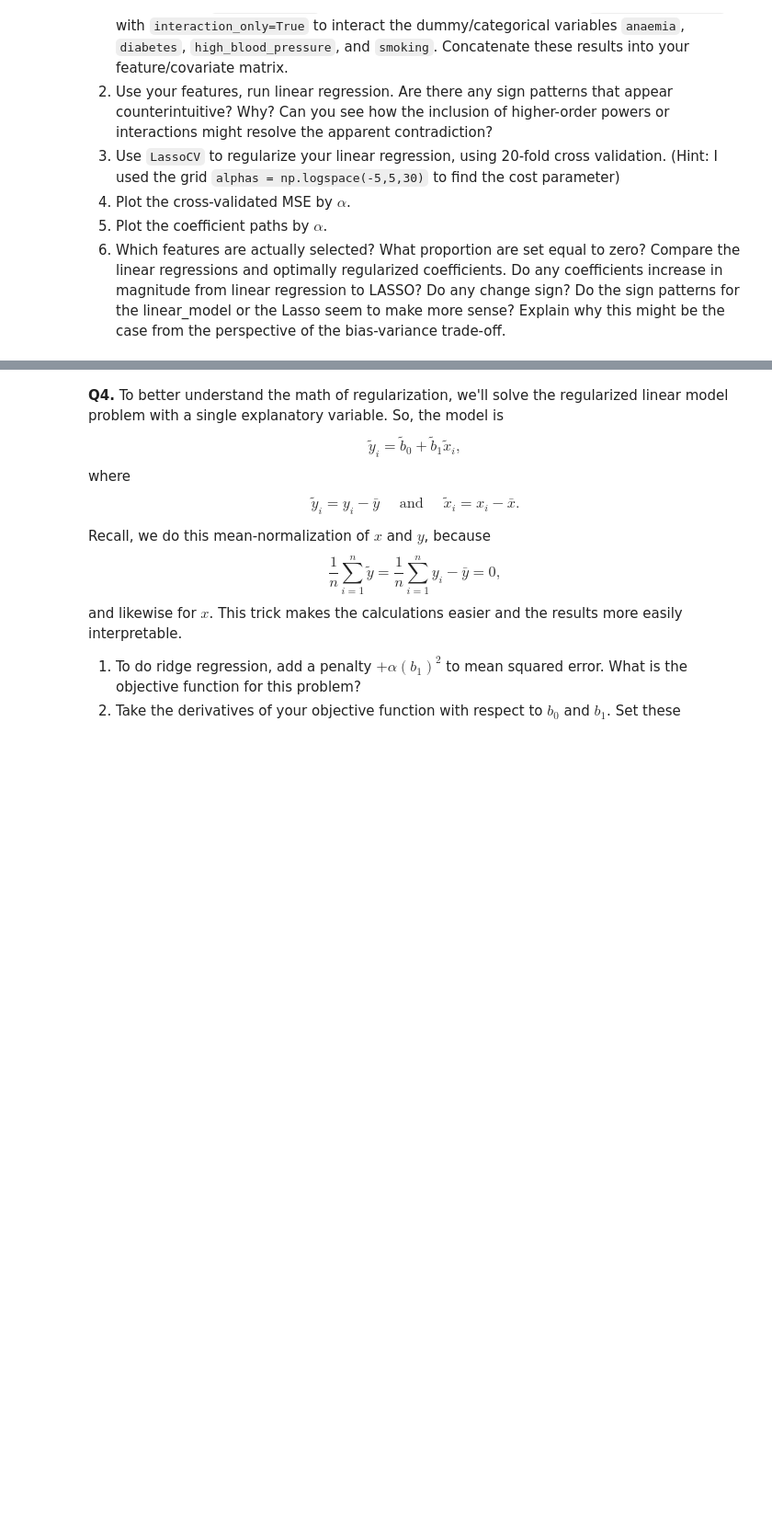
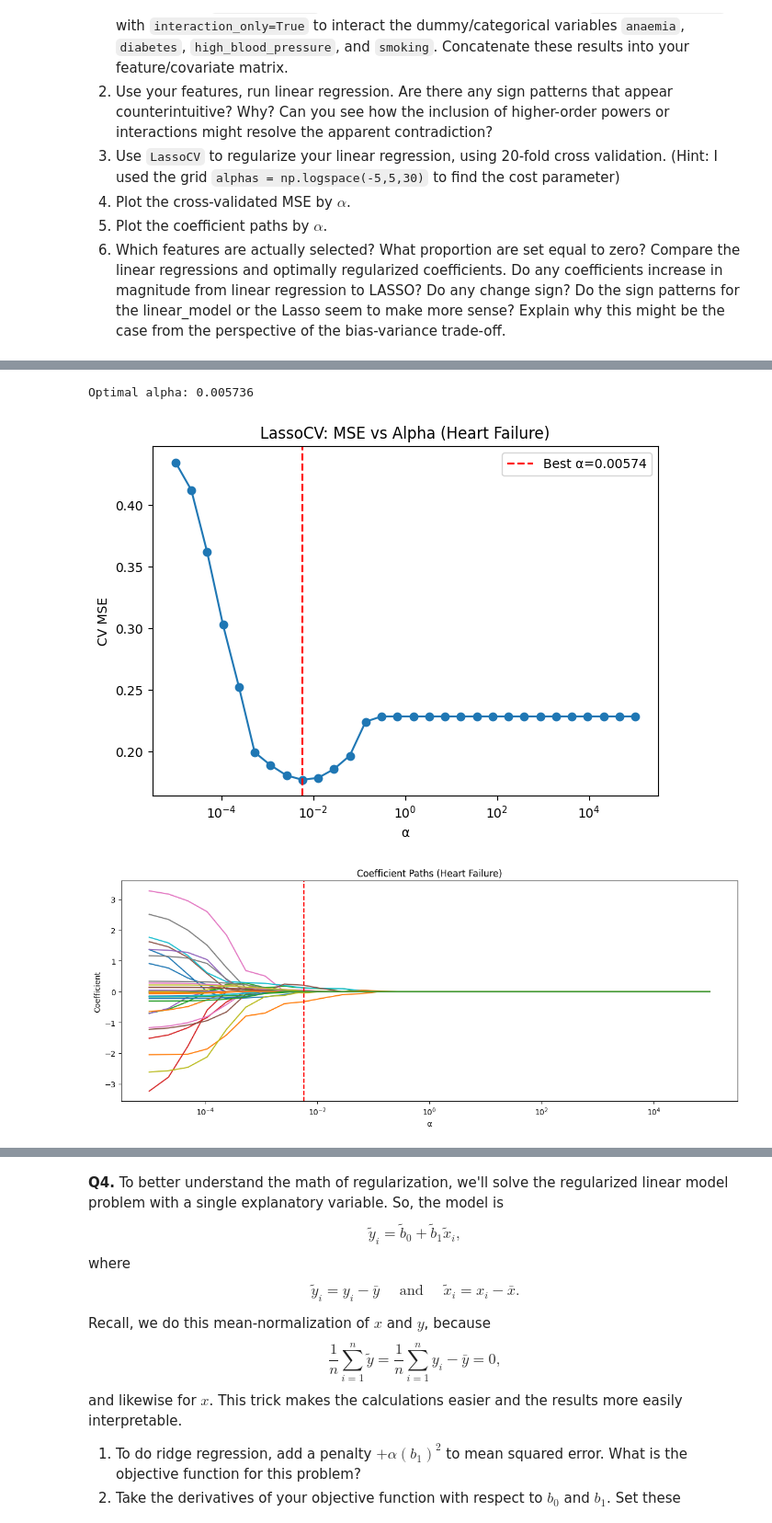
Before and after one commit to lydialeelee/undergrad_ml_assignments, a Jupyter notebook: 04_assignment_regularization.ipynb, the cells around one changed output, grey strips where cells are left out. Shown at 92% size. Cells and saved outputs as stored; diff of their text form; code cells hidden in the pictures; blank space fills up the shorter version.

```diff
--- a/04_assignment_regularization.ipynb
+++ b/04_assignment_regularization.ipynb
@@ -32,3 +175,76 @@ Lydia Lee (yzg7bf)
 4. Plot the cross-validated MSE by $\alpha$.
 5. Plot the coefficient paths by $\alpha$.
 6. Which features are actually selected? What proportion are set equal to zero? Compare the linear regressions and optimally regularized coefficients. Do any coefficients increase in magnitude from linear regression to LASSO? Do any change sign? Do the sign patterns for the linear_model or the Lasso seem to make more sense? Explain why this might be the case from the perspective of the bias-variance trade-off.
+# %%
+import numpy as np
+import pandas as pd
+import matplotlib.pyplot as plt
+from sklearn.preprocessing import PolynomialFeatures, StandardScaler
+from sklearn.linear_model import LinearRegression, LassoCV, Lasso
+
+hf = pd.read_csv("/content/undergrad_ml_assignments/data/heart_failure_clinical_records_dataset.csv")
+y = hf["DEATH_EVENT"].values
+
+# Continuous features: 3rd-degree polynomial expansion & scaling
+cont_cols = ["age", "ejection_fraction", "serum_creatinine"]
+poly_cont = PolynomialFeatures(degree=3, include_bias=False)
+X_cont = poly_cont.fit_transform(hf[cont_cols].values)
+scaler = StandardScaler()
+X_cont_scaled = scaler.fit_transform(X_cont)
+cont_names = poly_cont.get_feature_names_out(cont_cols)
+
+# Categorical features: interaction_only polynomial (dummies interacted)
+cat_cols = ["anaemia", "diabetes", "high_blood_pressure", "smoking"]
+poly_cat = PolynomialFeatures(degree=3, interaction_only=True, include_bias=False)
+X_cat = poly_cat.fit_transform(hf[cat_cols].values)
+cat_names = poly_cat.get_feature_names_out(cat_cols)
+
+# Combine
+X = np.hstack([X_cont_scaled, X_cat])
+feature_names = np.concatenate([cont_names, cat_names])
+
+# 2. OLS
+lr = LinearRegression()
+lr.fit(X, y)
+ols_df = pd.DataFrame({"feature": feature_names, "coef": lr.coef_})
+print(ols_df)
+
+# 3. LassoCV
+alphas = np.logspace(-5, 5, 30)
+lasso_cv = LassoCV(alphas=alphas, cv=20, max_iter=50000)
+lasso_cv.fit(X, y)
+print(f"Optimal alpha: {lasso_cv.alpha_:.6f}")
+
+# 4. CV-MSE plot
+mean_mse = np.mean(lasso_cv.mse_path_, axis=1)
+plt.figure()
+plt.semilogx(lasso_cv.alphas_, mean_mse, marker="o")
+plt.axvline(lasso_cv.alpha_, color="red", linestyle="--", label=f"Best α={lasso_cv.alpha_:.5f}")
+plt.xlabel("α"); plt.ylabel("CV MSE"); plt.title("LassoCV: MSE vs Alpha (Heart Failure)")
+plt.legend(); plt.tight_layout(); plt.show()
+
+# 5. Coefficient paths
+coefs = []
+for a in alphas:
+    m = Lasso(alpha=a, max_iter=50000)
+    m.fit(X, y)
+    coefs.append(m.coef_)
+coefs = np.array(coefs)
+
+plt.figure(figsize=(12, 5))
+for j in range(coefs.shape[1]):
+    plt.semilogx(alphas, coefs[:, j])
+plt.axvline(lasso_cv.alpha_, color="red", linestyle="--", label="Best α")
+plt.xlabel("α"); plt.ylabel("Coefficient"); plt.title("Coefficient Paths (Heart Failure)")
+plt.tight_layout(); plt.show()
+
+# 6 & compare
+lasso_df = pd.DataFrame({
+    "feature": feature_names,
+    "OLS": lr.coef_,
+    "LASSO": lasso_cv.coef_
+})
+zeroed_frac = (lasso_cv.coef_ == 0).mean()
+print(f"Proportion zeroed out: {zeroed_frac:.2%}")
+print(lasso_df[lasso_cv.coef_ != 0])
+# %% [output]
@@ -34,0 +268,3 @@ Lydia Lee (yzg7bf)
+Optimal alpha: 0.005736
+[figure, added]
+[figure, added]
```
Also changed, not shown: parts of 9 cells of this notebook.
